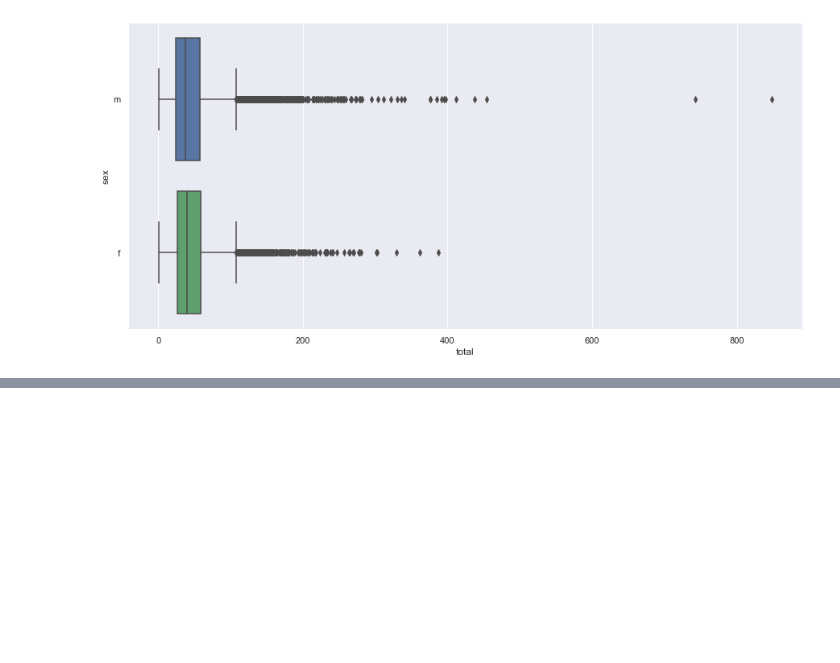
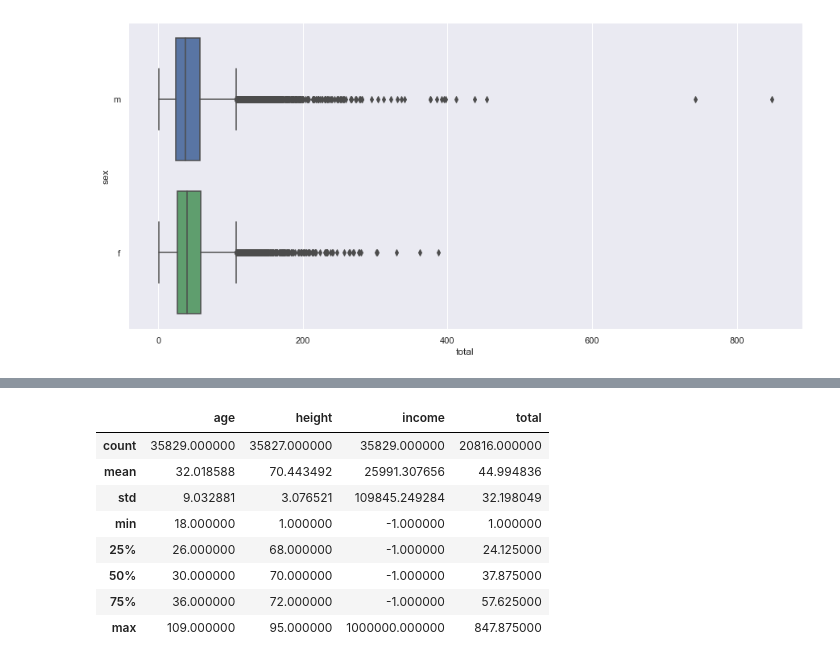
Before and after one commit to elizabethmkim/OkCupidGenderClassification, a Jupyter notebook: assignment2.ipynb, the cells around one changed output, grey strips where cells are left out. Saved outputs shown, nothing was run; the diff lists cells and outputs as text; code cells hidden in the pictures; blank space fills up the shorter version.

```diff
--- a/assignment2.ipynb
+++ b/assignment2.ipynb
@@ -358,0 +374,12 @@ sns.boxplot(x='total', y = 'sex', data = df, palette=["b", "g"])
+# %%
+dfmen.describe()
+# %% [output]
+|  | age | height | income | total |
+| count | 35829.000000 | 35827.000000 | 35829.000000 | 20816.000000 |
+| mean | 32.018588 | 70.443492 | 25991.307656 | 44.994836 |
+| std | 9.032881 | 3.076521 | 109845.249284 | 32.198049 |
+| min | 18.000000 | 1.000000 | -1.000000 | 1.000000 |
+| 25% | 26.000000 | 68.000000 | -1.000000 | 24.125000 |
+| 50% | 30.000000 | 70.000000 | -1.000000 | 37.875000 |
+| 75% | 36.000000 | 72.000000 | -1.000000 | 57.625000 |
+| max | 109.000000 | 95.000000 | 1000000.000000 | 847.875000 |
```
Also changed, not shown: parts of 4 cells of this notebook.
